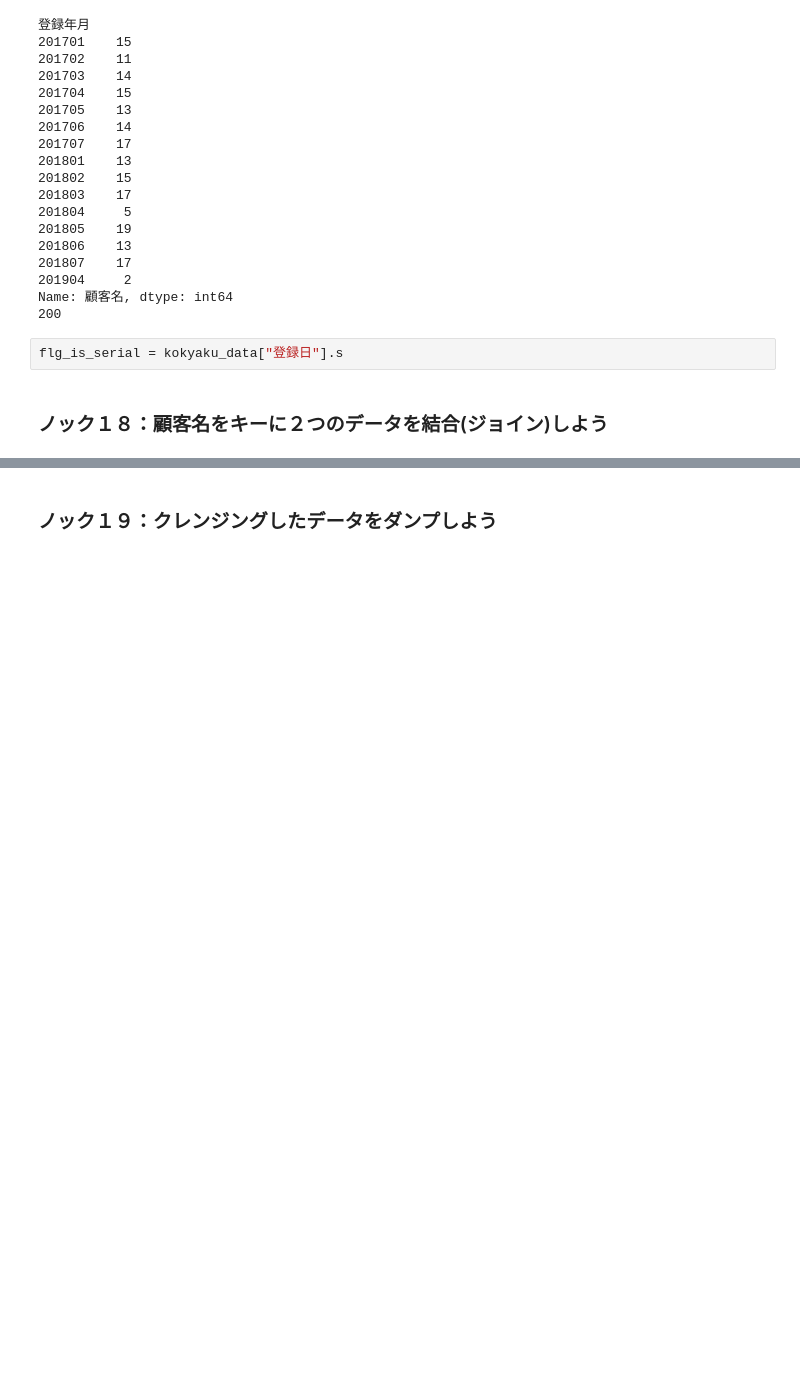
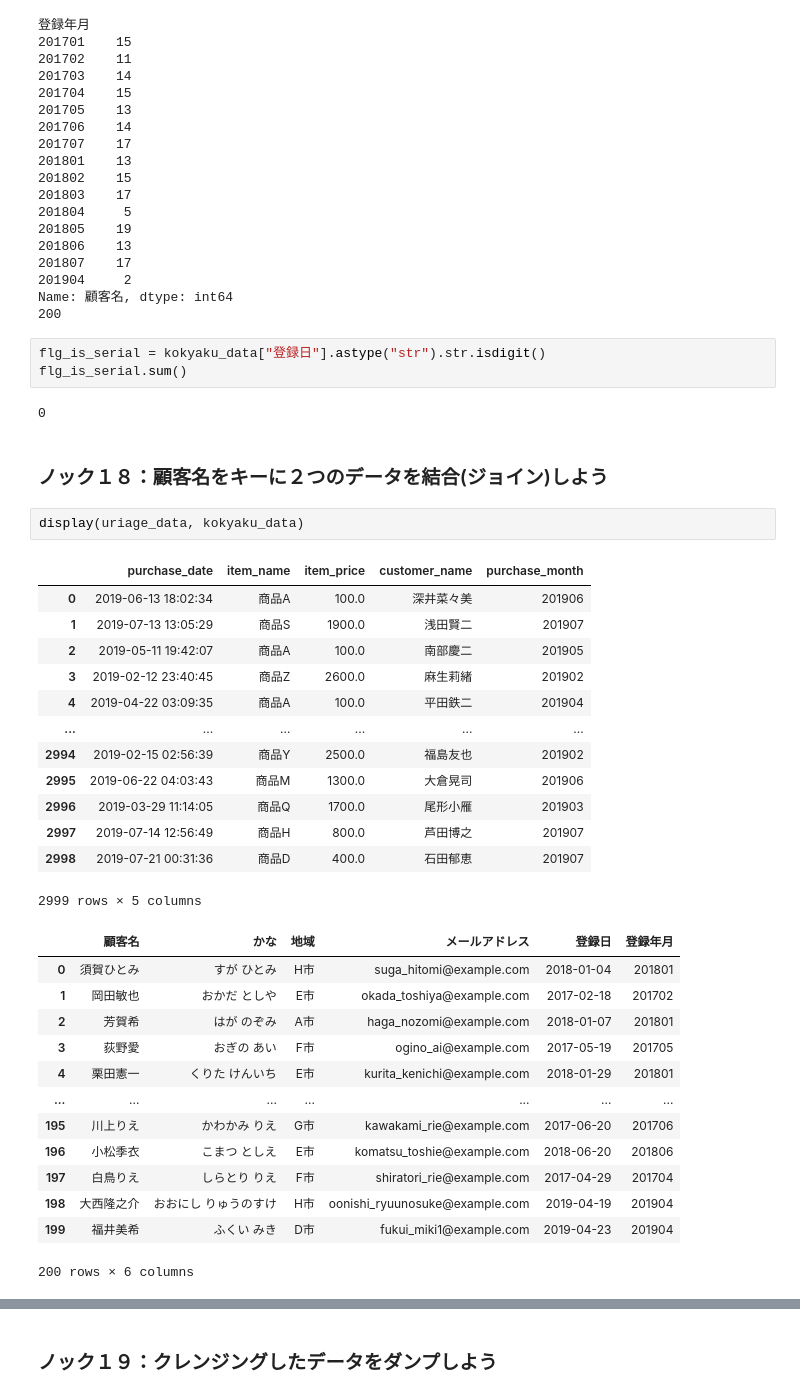
Before and after one commit to Hirochon/data-100nock, a Jupyter notebook: practice_code/chapter_2/2章_小売店のデータでデータ加工を行う10本ノック.ipynb, the cells around one changed output, grey strips where cells are left out. Cells and saved outputs as stored; diff of their text form; blank space fills up the shorter version.

```diff
--- a/practice_code/chapter_2/2章_小売店のデータでデータ加工を行う10本ノック.ipynb
+++ b/practice_code/chapter_2/2章_小売店のデータでデータ加工を行う10本ノック.ipynb
@@ -328,6 +328,38 @@ print(rslt, len(kokyaku_data), sep="\n")
 Name: 顧客名, dtype: int64
 200
 # %%
-flg_is_serial = kokyaku_data["登録日"].s
+flg_is_serial = kokyaku_data["登録日"].astype("str").str.isdigit()
+flg_is_serial.sum()
+# %% [output]
+0
 # %% [markdown]
 ### ノック１８：顧客名をキーに２つのデータを結合(ジョイン)しよう
+# %%
+display(uriage_data, kokyaku_data)
+# %% [output]
+|  | purchase_date | item_name | item_price | customer_name | purchase_month |
+| 0 | 2019-06-13 18:02:34 | 商品A | 100.0 | 深井菜々美 | 201906 |
+| 1 | 2019-07-13 13:05:29 | 商品S | 1900.0 | 浅田賢二 | 201907 |
+| 2 | 2019-05-11 19:42:07 | 商品A | 100.0 | 南部慶二 | 201905 |
+| 3 | 2019-02-12 23:40:45 | 商品Z | 2600.0 | 麻生莉緒 | 201902 |
+| 4 | 2019-04-22 03:09:35 | 商品A | 100.0 | 平田鉄二 | 201904 |
+| ... | ... | ... | ... | ... | ... |
+| 2994 | 2019-02-15 02:56:39 | 商品Y | 2500.0 | 福島友也 | 201902 |
+| 2995 | 2019-06-22 04:03:43 | 商品M | 1300.0 | 大倉晃司 | 201906 |
+| 2996 | 2019-03-29 11:14:05 | 商品Q | 1700.0 | 尾形小雁 | 201903 |
+| 2997 | 2019-07-14 12:56:49 | 商品H | 800.0 | 芦田博之 | 201907 |
+| 2998 | 2019-07-21 00:31:36 | 商品D | 400.0 | 石田郁恵 | 201907 |
+2999 rows × 5 columns
+|  | 顧客名 | かな | 地域 | メールアドレス | 登録日 | 登録年月 |
+| 0 | 須賀ひとみ | すが ひとみ | H市 | suga_hitomi@example.com | 2018-01-04 | 201801 |
+| 1 | 岡田敏也 | おかだ としや | E市 | okada_toshiya@example.com | 2017-02-18 | 201702 |
+| 2 | 芳賀希 | はが のぞみ | A市 | haga_nozomi@example.com | 2018-01-07 | 201801 |
+| 3 | 荻野愛 | おぎの あい | F市 | ogino_ai@example.com | 2017-05-19 | 201705 |
+| 4 | 栗田憲一 | くりた けんいち | E市 | kurita_kenichi@example.com | 2018-01-29 | 201801 |
+| ... | ... | ... | ... | ... | ... | ... |
+| 195 | 川上りえ | かわかみ りえ | G市 | kawakami_rie@example.com | 2017-06-20 | 201706 |
+| 196 | 小松季衣 | こまつ としえ | E市 | komatsu_toshie@example.com | 2018-06-20 | 201806 |
+| 197 | 白鳥りえ | しらとり りえ | F市 | shiratori_rie@example.com | 2017-04-29 | 201704 |
+| 198 | 大西隆之介 | おおにし りゅうのすけ | H市 | oonishi_ryuunosuke@example.com | 2019-04-19 | 201904 |
+| 199 | 福井美希 | ふくい みき | D市 | fukui_miki1@example.com | 2019-04-23 | 201904 |
+200 rows × 6 columns
```
Also changed, not shown: parts of 1 cell of this notebook, 1 other file.
